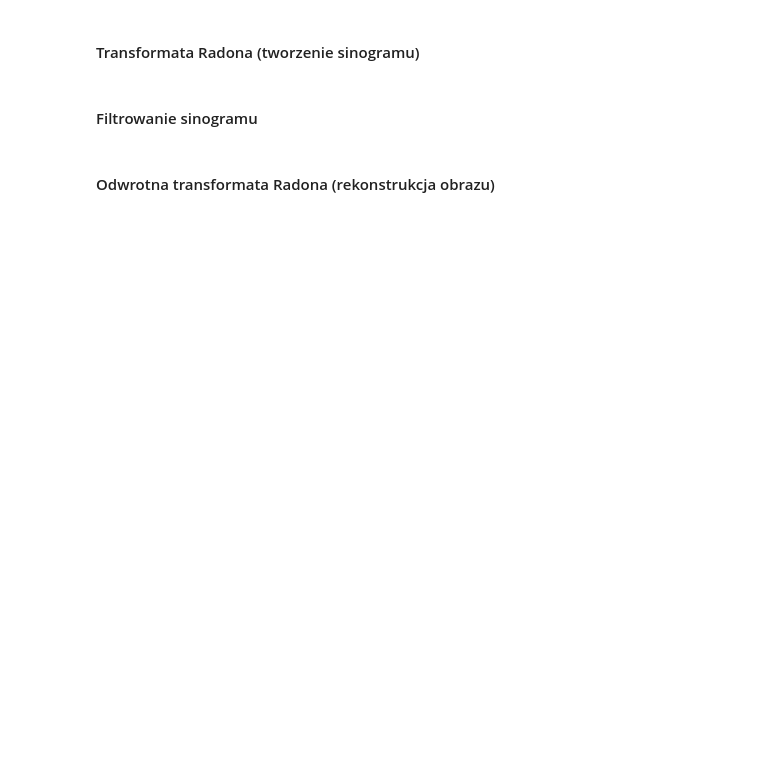
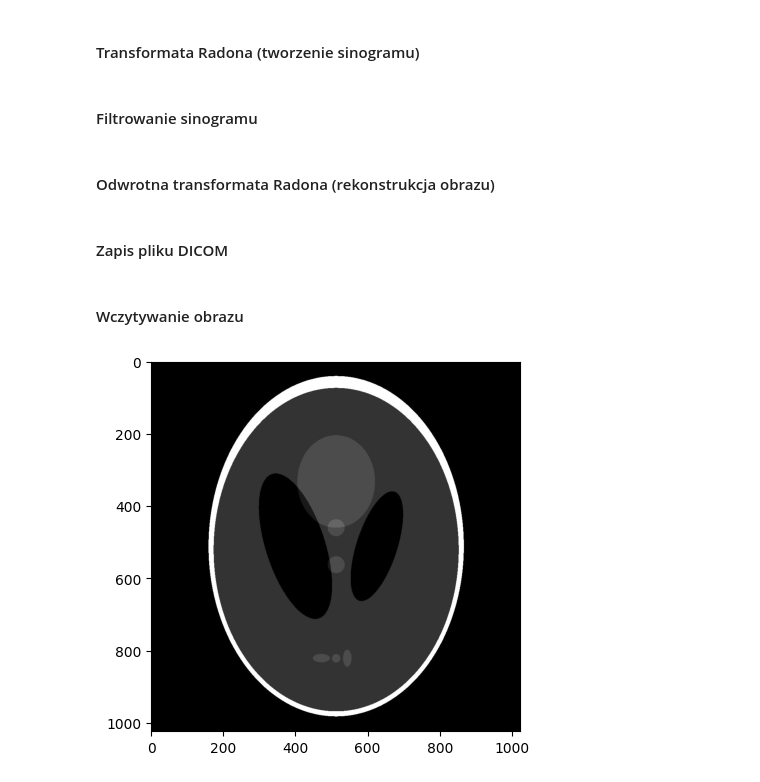
Before and after one commit to oliwiatarent/computed-tomography-simulator, a Jupyter notebook: ct-simulator.ipynb, the cells around one changed output. Drawn from its saved outputs; the diff is of its cells as text; code cells hidden in the pictures; blank space fills up the shorter version.

```diff
--- a/ct-simulator.ipynb
+++ b/ct-simulator.ipynb
@@ -150,2 +147,4 @@ def inverse_radon_transformation(img, sinogram, alpha, n, phi, iterations=None):
 
     return reconstructed_img
+# %% [markdown]
+#### Zapis pliku DICOM
@@ -151,0 +203,12 @@ def inverse_radon_transformation(img, sinogram, alpha, n, phi, iterations=None):
+# %% [markdown]
+#### Wczytywanie obrazu
+# %%
+img = io.imread("img/Shepp_logan.jpg")
+
+if len(img.shape) == 3:
+    img = color.rgb2gray(img)
+
+plt.imshow(img, cmap='gray')
+plt.show()
+# %% [output]
+[figure, added]
```
Also changed, not shown: parts of 10 cells of this notebook, 1 other file.
